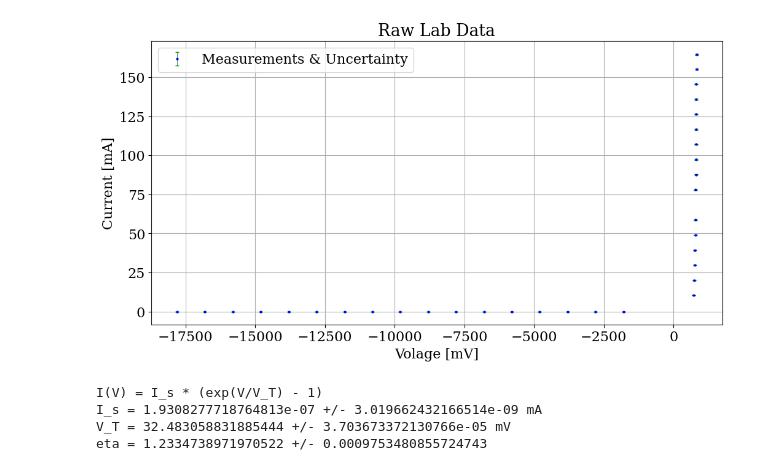
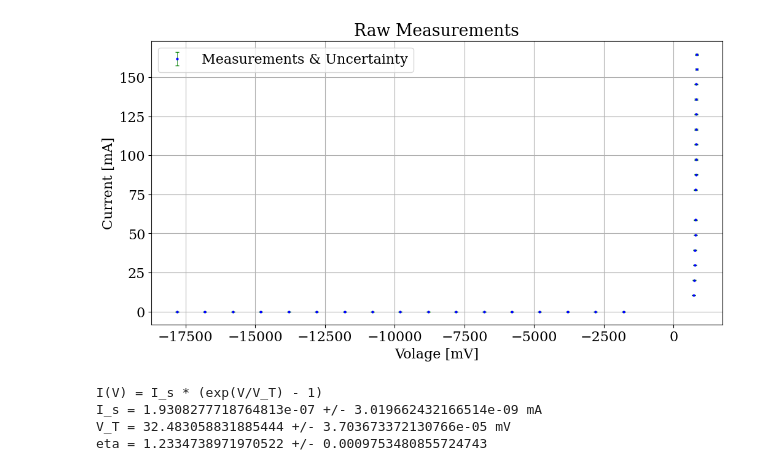
Before and after one commit to luke-wriglesworth/circuit-labs, a Jupyter notebook: diode/diode.ipynb, the cells around one changed output. Drawn from its saved outputs; the diff is of its cells as text; code cells hidden in the pictures.

```diff
--- a/diode/diode.ipynb
+++ b/diode/diode.ipynb
@@ -32,15 +32,15 @@ current_unc = current_unc[sort_index]
 # %%
 # plot raw data
 fig = plt.figure()
-plt.title("Raw Lab Data")
+plt.title("Raw Measurements")
 plt.errorbar(voltage, current, fmt="o", c="blue",ecolor="green", capsize=2, yerr=current_unc, markersize=2, lw=0.5, label="Measurements & Uncertainty")
 plt.xlabel("Volage [mV]")
 plt.ylabel("Current [mA]")
 plt.grid()
 plt.legend()
 fig.savefig("raw_data.pdf")
 # %% [output]
-[figure, old version]
+[figure, new version]
 # %%
 def shockley(V, I_s, V_T, eta):
     return I_s * (np.exp(V / (eta*V_T)) - 1)
```
Also changed, not shown: parts of 1 cell of this notebook, 17 other files.
